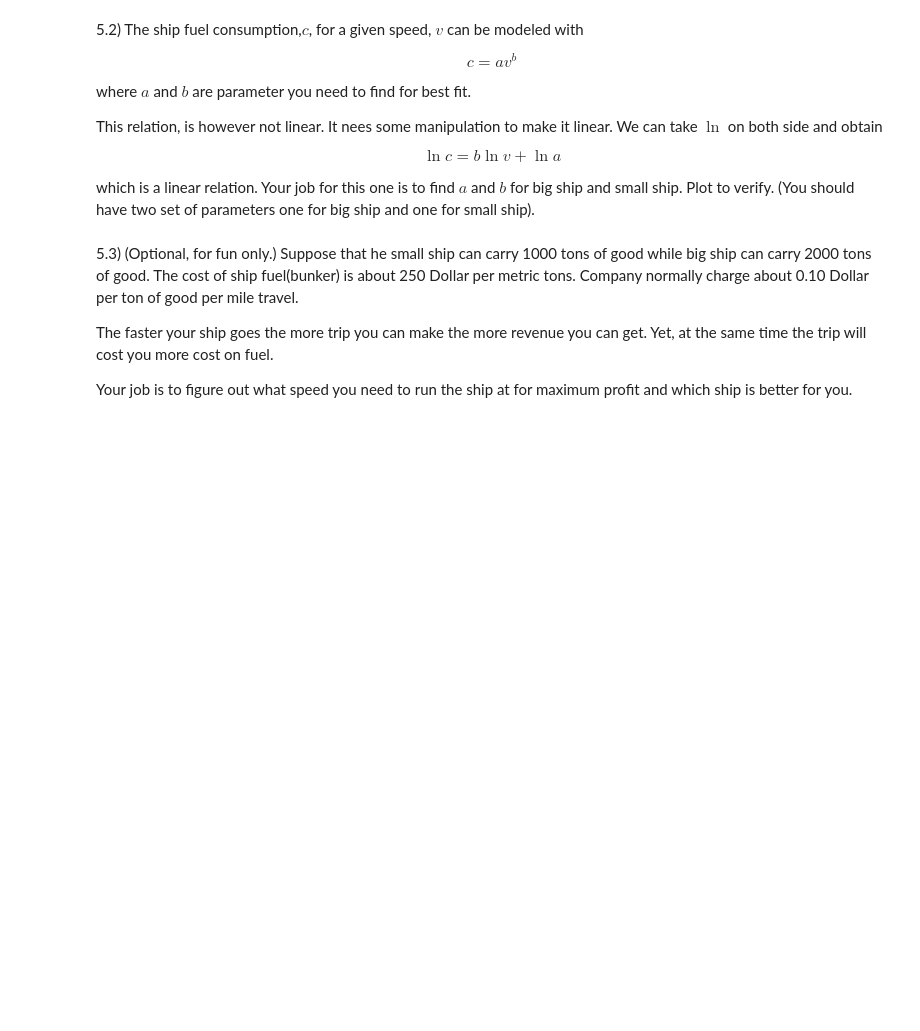
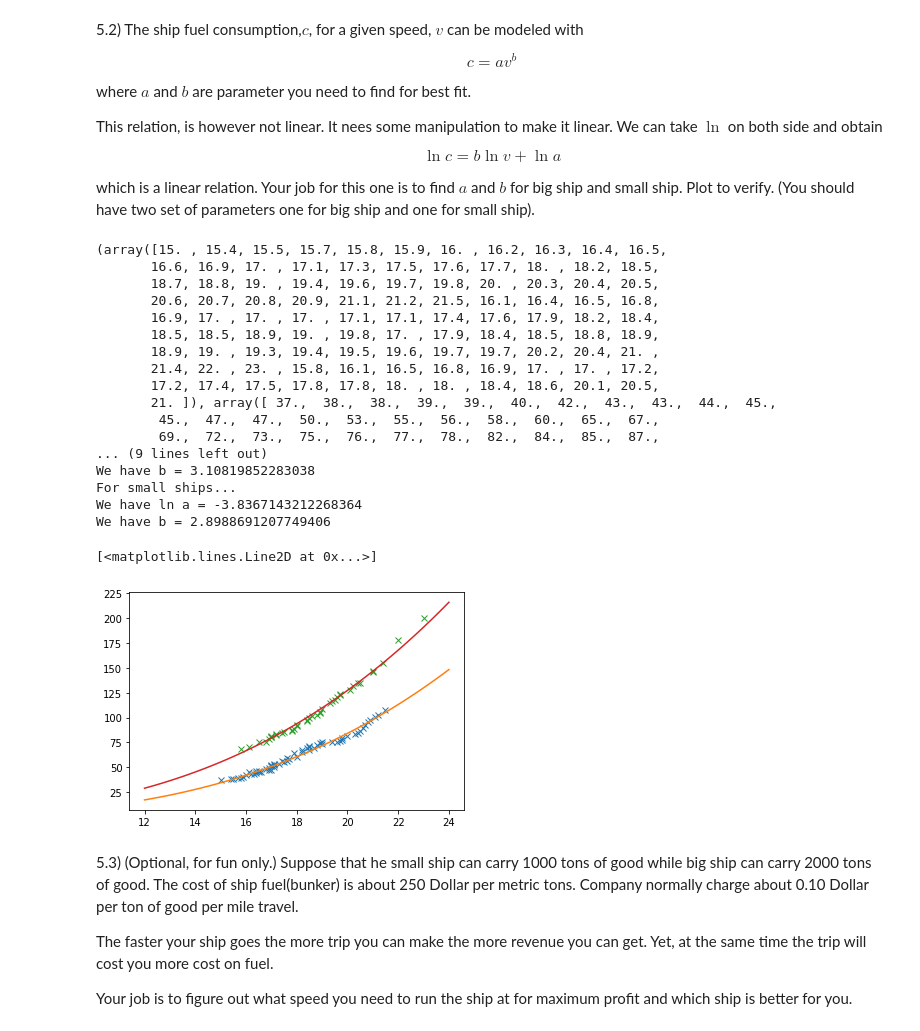
Before and after one commit to natthakan2000/ICCS314, a Jupyter notebook: Homework-4-master/Homework 4.ipynb, the cells around one changed output. Drawn from its saved outputs; the diff is of its cells as text; code cells hidden in the pictures; blank space fills up the shorter version.

```diff
--- a/Homework-4-master/Homework 4.ipynb
+++ b/Homework-4-master/Homework 4.ipynb
@@ -199,6 +229,69 @@ This relation, is however not linear. It nees some manipulation to make it linea
 $$\ln c = b \ln v + \ln a$$
 
 which is a linear relation. Your job for this one is to find $a$ and $b$ for big ship and small ship. Plot to verify. (You should have two set of parameters one for big ship and one for small ship).
+# %%
+def fuel(ls):
+    speed = []
+    fuel = []
+    for i in ls:
+        for j in i:
+            speed.append(j[1])
+            fuel.append(j[2])
+    return np.array(speed),np.array(fuel)
+print(fuel(ships()))
+each_ship = ships()
+smallships = [each_ship[i] for i in range(3,5)]
+bigships = [each_ship[i] for i in range(0,3)]
+bigships_speed,bigships_fuel = fuel(bigships)
+smolships_speed,smolships_fuel = fuel(smallships)
+
+def s5(a,b,speed,fuel):
+    return np.sum(np.log(speed)**a*np.log(fuel)**b)
+
+def yguess5(x,b,lna):
+    return np.exp(b*np.log(x)+lna)
+
+AX5B = np.array([[s5(2,0,bigships_speed,bigships_fuel), s5(1,0,bigships_speed,bigships_fuel)],[s5(1,0,bigships_speed,bigships_fuel), len(bigships_fuel)]])
+CX5B = np.array([s5(1,1,bigships_speed,bigships_fuel), s5(0,1,bigships_speed,bigships_fuel)])
+ANS5B = np.linalg.solve(AX5B,CX5B)
+print("For large ships...")
+print("We have ln a =",ANS5B[1])
+print("We have b =",ANS5B[0])
+
+xsort = np.linspace(12,24,100)
+ys5B = [yguess5(i,ANS5B[0],ANS5B[1]) for i in xsort]
+plt.plot(bigships_speed,bigships_fuel, 'x')
+plt.plot(xsort,ys5B)
+
+AX5S = np.array([[s5(2,0,smolships_speed,smolships_fuel), s5(1,0,smolships_speed,smolships_fuel)],[s5(1,0,smolships_speed,smolships_fuel), len(smolships_fuel)]])
+CX5S = np.array([s5(1,1,smolships_speed,smolships_fuel), s5(0,1,smolships_speed,smolships_fuel)])
+ANS5S = np.linalg.solve(AX5S,CX5S)
+print("For small ships...")
+print("We have ln a =",ANS5S[1])
+print("We have b =",ANS5S[0])
+ys5S = [yguess5(i,ANS5S[0],ANS5S[1]) for i in xsort]
+plt.plot(smolships_speed,smolships_fuel, 'x')
+plt.plot(xsort,ys5S)
+# %% [output]
+(array([15. , 15.4, 15.5, 15.7, 15.8, 15.9, 16. , 16.2, 16.3, 16.4, 16.5,
+       16.6, 16.9, 17. , 17.1, 17.3, 17.5, 17.6, 17.7, 18. , 18.2, 18.5,
+       18.7, 18.8, 19. , 19.4, 19.6, 19.7, 19.8, 20. , 20.3, 20.4, 20.5,
+       20.6, 20.7, 20.8, 20.9, 21.1, 21.2, 21.5, 16.1, 16.4, 16.5, 16.8,
+       16.9, 17. , 17. , 17. , 17.1, 17.1, 17.4, 17.6, 17.9, 18.2, 18.4,
+       18.5, 18.5, 18.9, 19. , 19.8, 17. , 17.9, 18.4, 18.5, 18.8, 18.9,
+       18.9, 19. , 19.3, 19.4, 19.5, 19.6, 19.7, 19.7, 20.2, 20.4, 21. ,
+       21.4, 22. , 23. , 15.8, 16.1, 16.5, 16.8, 16.9, 17. , 17. , 17.2,
+       17.2, 17.4, 17.5, 17.8, 17.8, 18. , 18. , 18.4, 18.6, 20.1, 20.5,
+       21. ]), array([ 37.,  38.,  38.,  39.,  39.,  40.,  42.,  43.,  43.,  44.,  45.,
+        45.,  47.,  47.,  50.,  53.,  55.,  56.,  58.,  60.,  65.,  67.,
+        69.,  72.,  73.,  75.,  76.,  77.,  78.,  82.,  84.,  85.,  87.,
+... (9 lines left out)
+We have b = 3.10819852283038
+For small ships...
+We have ln a = -3.8367143212268364
+We have b = 2.8988691207749406
+[<matplotlib.lines.Line2D at 0x...>]
+[figure, added]
 # %% [markdown]
 5.3) (Optional, for fun only.) Suppose that he small ship can carry 1000 tons of good while big ship can carry 2000 tons of good. The cost of ship fuel(bunker) is about 250 Dollar per metric tons. Company normally charge about 0.10 Dollar per ton of good per mile travel.
 
```
Also changed, not shown: parts of 15 cells of this notebook, 12 other files.
